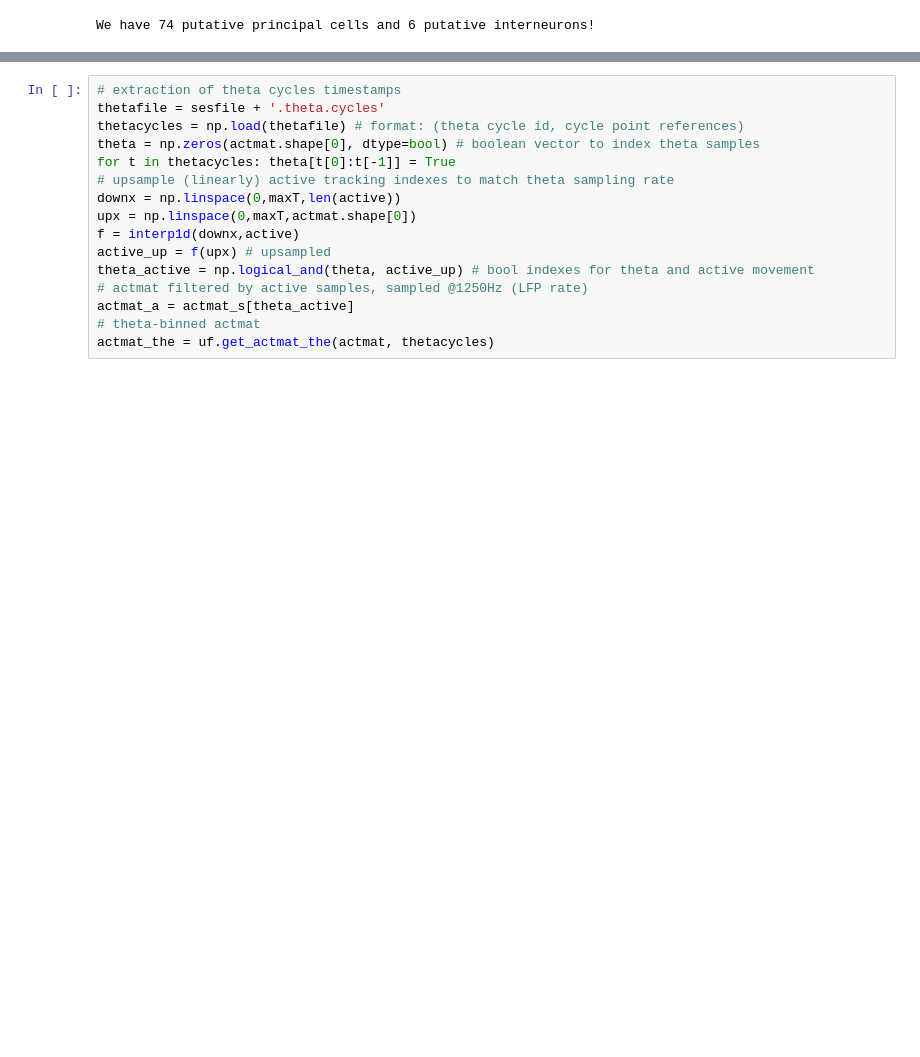
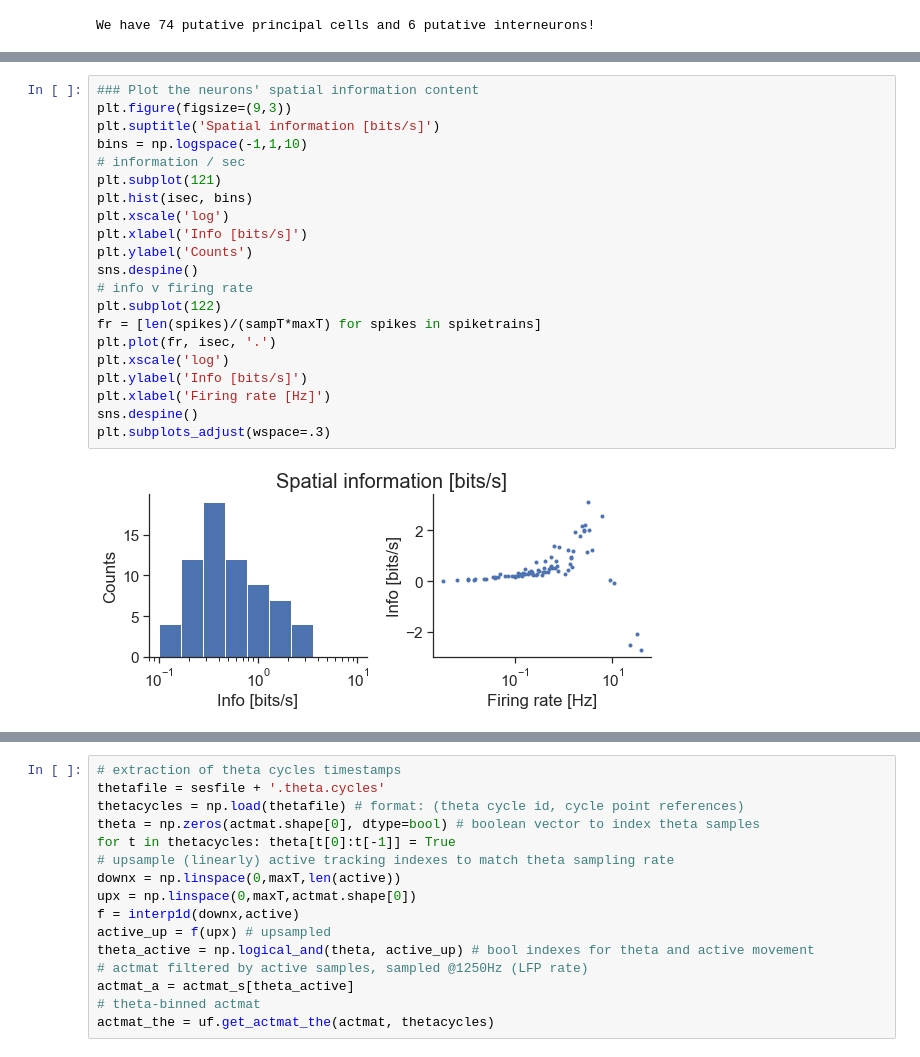
Before and after one commit to drsax93/cofiringTopology, a Jupyter notebook: cofiringTopology.ipynb, the cells around one changed output, grey strips where cells are left out. Saved outputs shown, nothing was run; the diff lists cells and outputs as text; blank space fills up the shorter version.

```diff
--- a/cofiringTopology.ipynb
+++ b/cofiringTopology.ipynb
@@ -199,0 +206,23 @@ for n,cid in enumerate(cell_ids):
+# %%
+### Plot the neurons' spatial information content
+plt.figure(figsize=(9,3))
+plt.suptitle('Spatial information [bits/s]')
+bins = np.logspace(-1,1,10)
+# information / sec
+plt.subplot(121)
+plt.hist(isec, bins)
+plt.xscale('log')
+plt.xlabel('Info [bits/s]')
+plt.ylabel('Counts')
+sns.despine()
+# info v firing rate
+plt.subplot(122)
+fr = [len(spikes)/(sampT*maxT) for spikes in spiketrains]
+plt.plot(fr, isec, '.')
+plt.xscale('log')
+plt.ylabel('Info [bits/s]')
+plt.xlabel('Firing rate [Hz]')
+sns.despine()
+plt.subplots_adjust(wspace=.3)
+# %% [output]
+[figure, added]
```
Also changed, not shown: parts of 13 cells of this notebook, 1 other file.
